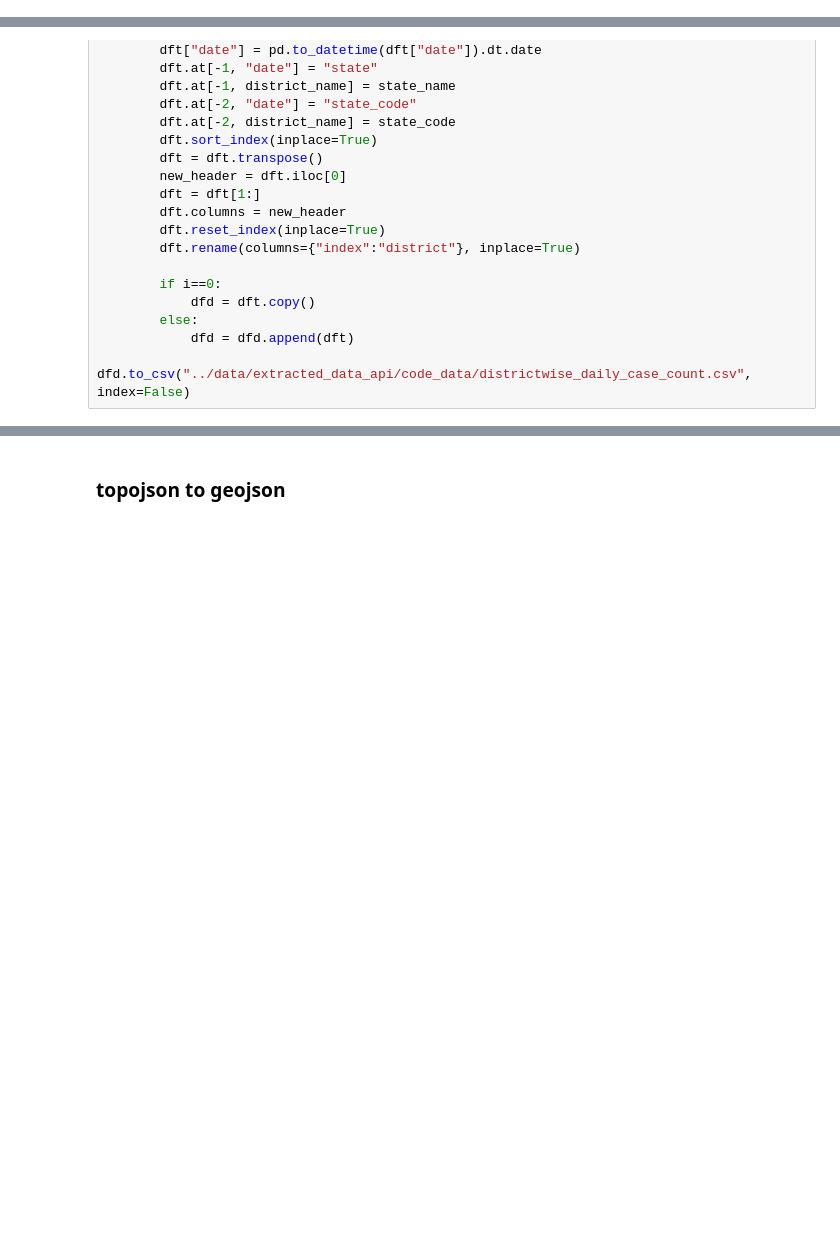
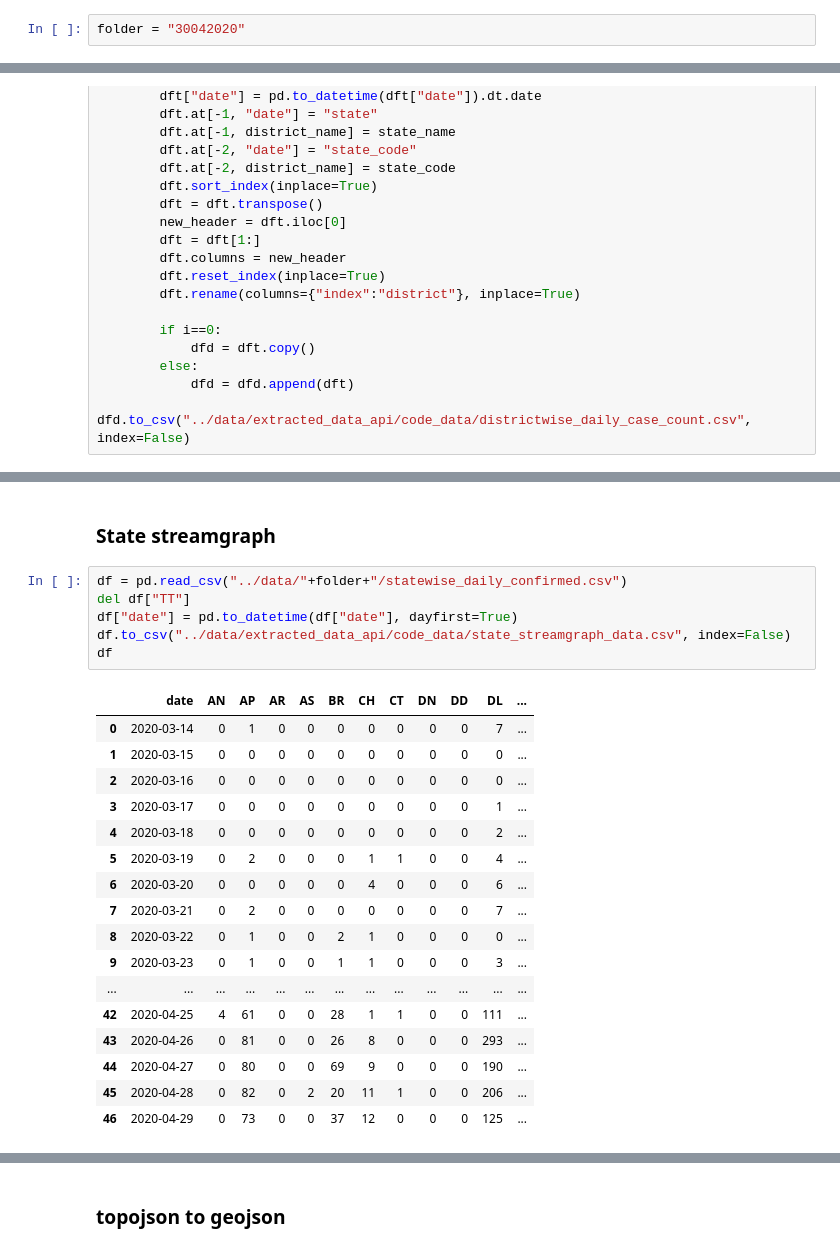
Before and after one commit to deepak-karkala/articles, a Jupyter notebook: covid19/notebooks/part2.ipynb, the cells around one changed output, grey strips where cells are left out. Cells and saved outputs as stored; diff of their text form; blank space fills up the shorter version.

```diff
--- a/covid19/notebooks/part2.ipynb
+++ b/covid19/notebooks/part2.ipynb
@@ -18,3 +19,5 @@ import random
+# %%
+folder = "30042020"
 # %%
 url = "https://api.covid19india.org/csv/latest/raw_data.csv"
 r = requests.get(url)
@@ -568,0 +651,26 @@ dfd.to_csv("../data/extracted_data_api/code_data/districtwise_daily_case_count.c
+# %% [markdown]
+### State streamgraph
+# %%
+df = pd.read_csv("../data/"+folder+"/statewise_daily_confirmed.csv")
+del df["TT"]
+df["date"] = pd.to_datetime(df["date"], dayfirst=True)
+df.to_csv("../data/extracted_data_api/code_data/state_streamgraph_data.csv", index=False)
+df
+# %% [output]
+|  | date | AN | AP | AR | AS | BR | CH | CT | DN | DD | DL | ... |
+| 0 | 2020-03-14 | 0 | 1 | 0 | 0 | 0 | 0 | 0 | 0 | 0 | 7 | ... |
+| 1 | 2020-03-15 | 0 | 0 | 0 | 0 | 0 | 0 | 0 | 0 | 0 | 0 | ... |
+| 2 | 2020-03-16 | 0 | 0 | 0 | 0 | 0 | 0 | 0 | 0 | 0 | 0 | ... |
+| 3 | 2020-03-17 | 0 | 0 | 0 | 0 | 0 | 0 | 0 | 0 | 0 | 1 | ... |
+| 4 | 2020-03-18 | 0 | 0 | 0 | 0 | 0 | 0 | 0 | 0 | 0 | 2 | ... |
+| 5 | 2020-03-19 | 0 | 2 | 0 | 0 | 0 | 1 | 1 | 0 | 0 | 4 | ... |
+| 6 | 2020-03-20 | 0 | 0 | 0 | 0 | 0 | 4 | 0 | 0 | 0 | 6 | ... |
+| 7 | 2020-03-21 | 0 | 2 | 0 | 0 | 0 | 0 | 0 | 0 | 0 | 7 | ... |
+| 8 | 2020-03-22 | 0 | 1 | 0 | 0 | 2 | 1 | 0 | 0 | 0 | 0 | ... |
+| 9 | 2020-03-23 | 0 | 1 | 0 | 0 | 1 | 1 | 0 | 0 | 0 | 3 | ... |
+| ... | ... | ... | ... | ... | ... | ... | ... | ... | ... | ... | ... | ... |
+| 42 | 2020-04-25 | 4 | 61 | 0 | 0 | 28 | 1 | 1 | 0 | 0 | 111 | ... |
+| 43 | 2020-04-26 | 0 | 81 | 0 | 0 | 26 | 8 | 0 | 0 | 0 | 293 | ... |
+| 44 | 2020-04-27 | 0 | 80 | 0 | 0 | 69 | 9 | 0 | 0 | 0 | 190 | ... |
+| 45 | 2020-04-28 | 0 | 82 | 0 | 2 | 20 | 11 | 1 | 0 | 0 | 206 | ... |
+| 46 | 2020-04-29 | 0 | 73 | 0 | 0 | 37 | 12 | 0 | 0 | 0 | 125 | ... |
```
Also changed, not shown: parts of 5 cells of this notebook, 11 other files.
